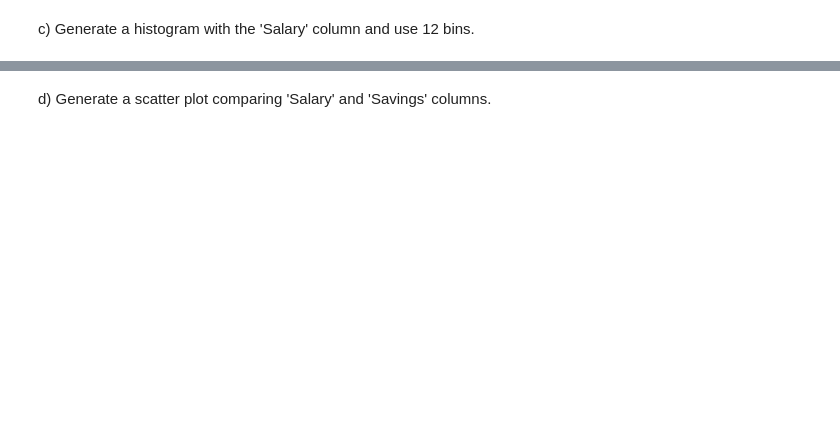
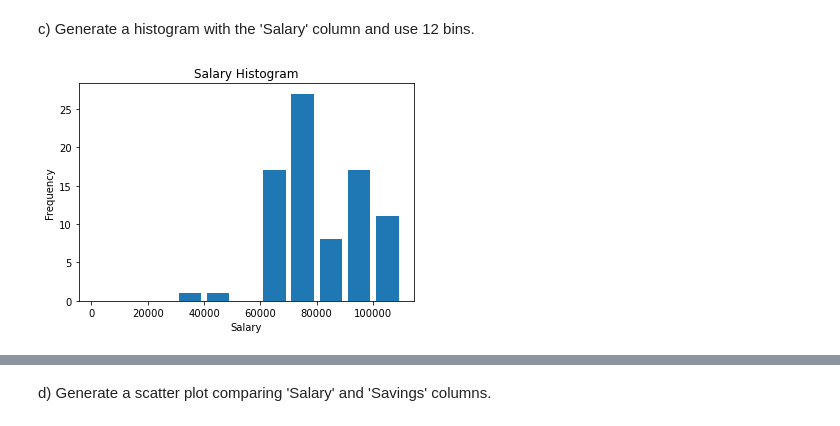
Before and after one commit to StphnLwnga/ADS-Assgn1, a Jupyter notebook: Pandas and python practice.ipynb, the cells around one changed output, grey strips where cells are left out. Cells and saved outputs as stored; diff of their text form; code cells hidden in the pictures; blank space fills up the shorter version.

```diff
--- a/Pandas and python practice.ipynb
+++ b/Pandas and python practice.ipynb
@@ -240,0 +281,12 @@ c) Generate a histogram with the 'Salary' column and use 12 bins.
+# %%
+# c) (1)
+bins = np.arange(0, 120000, 10000)
+
+plt.hist(salary, bins, histtype="bar", rwidth=0.8)
+
+plt.xlabel("Salary")
+plt.ylabel("Frequency")
+plt.title("Salary Histogram")
+plt.show()
+# %% [output]
+[figure, added]
```
Also changed, not shown: parts of 29 cells of this notebook.
